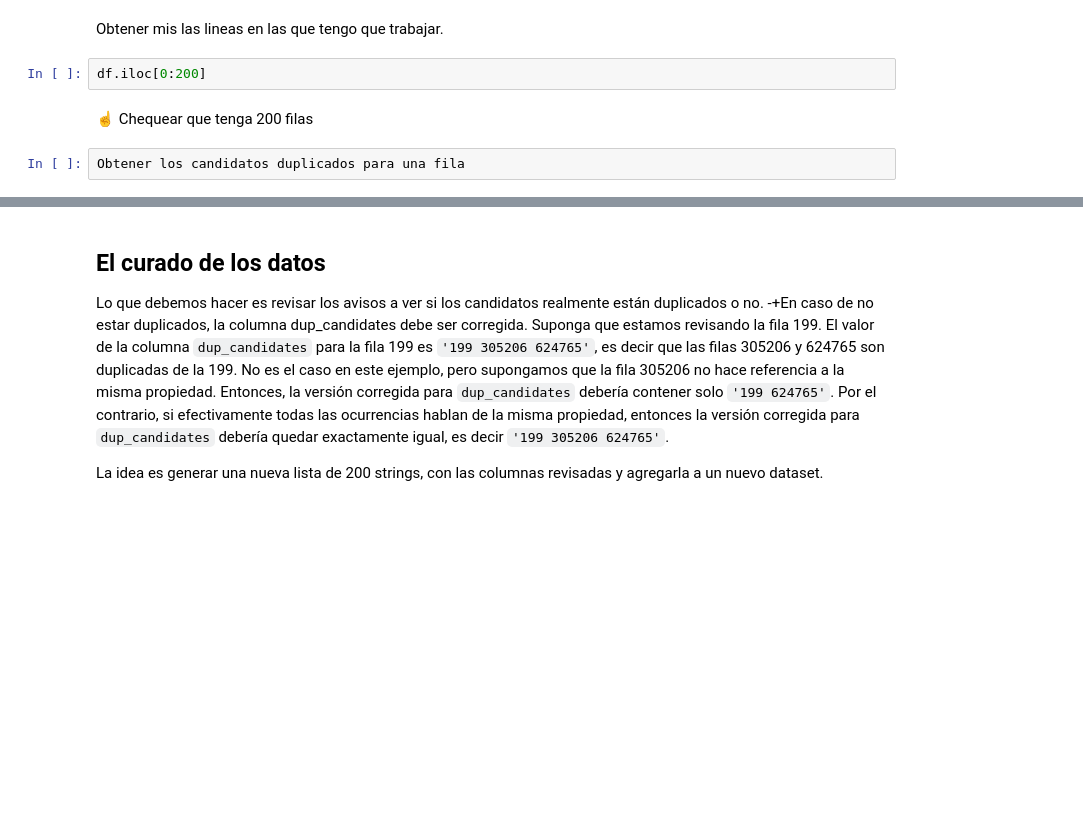
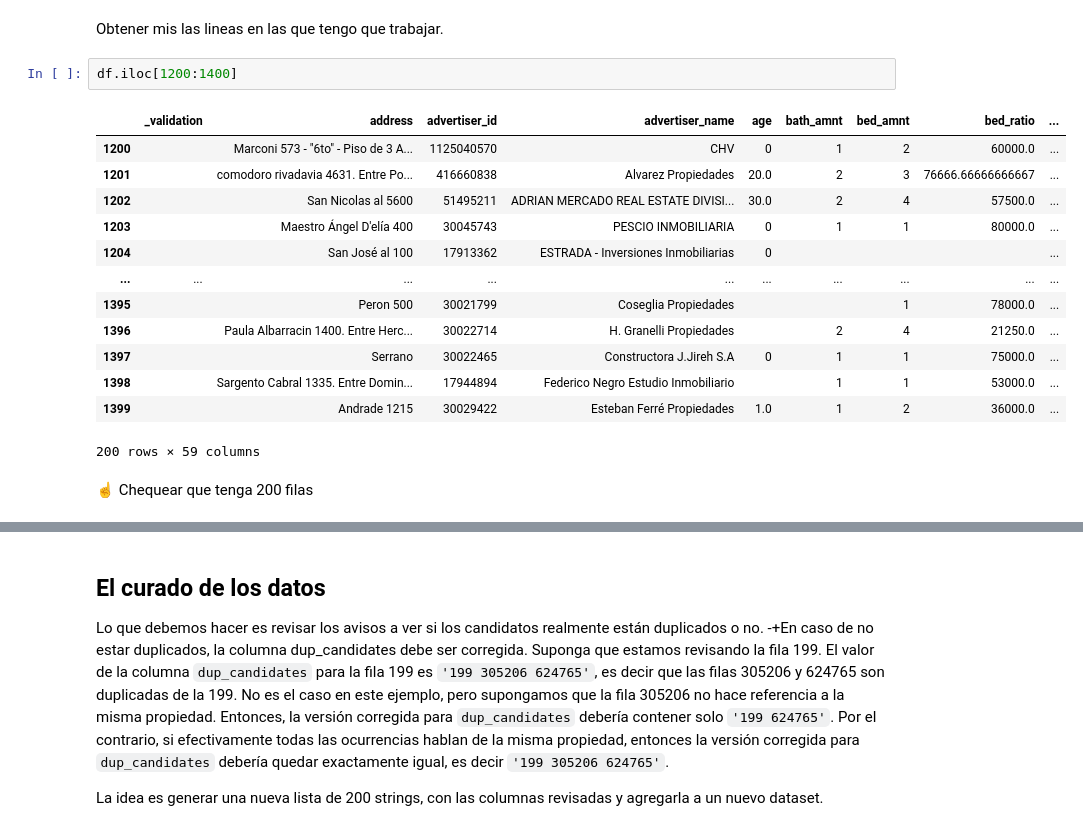
Before and after one commit to jwackito/TopicosIngenieriaSoftware2-2024, a Jupyter notebook: dataset_exploration.ipynb, the cells around one changed output, grey strips where cells are left out. Cells and saved outputs as stored; diff of their text form; blank space fills up the shorter version.

```diff
--- a/dataset_exploration.ipynb
+++ b/dataset_exploration.ipynb
@@ -17,8 +47,20 @@ df.iloc[764981] # .iloc hace referencia al número de fila dentro del dataset
 # %% [markdown]
 Obtener mis las lineas en las que tengo que trabajar.
 # %%
-df.iloc[0:200]
+df.iloc[1200:1400]
+# %% [output]
+|  | _validation | address | advertiser_id | advertiser_name | age | bath_amnt | bed_amnt | bed_ratio | ... |
+| 1200 |  | Marconi 573 - "6to" - Piso de 3 A... | 1125040570 | CHV | 0 | 1 | 2 | 60000.0 | ... |
+| 1201 |  | comodoro rivadavia 4631. Entre Po... | 416660838 | Alvarez Propiedades | 20.0 | 2 | 3 | 76666.66666666667 | ... |
+| 1202 |  | San Nicolas al 5600 | 51495211 | ADRIAN MERCADO REAL ESTATE DIVISI... | 30.0 | 2 | 4 | 57500.0 | ... |
+| 1203 |  | Maestro Ángel D'elía 400 | 30045743 | PESCIO INMOBILIARIA | 0 | 1 | 1 | 80000.0 | ... |
+| 1204 |  | San José al 100 | 17913362 | ESTRADA - Inversiones Inmobiliarias | 0 |  |  |  | ... |
+| ... | ... | ... | ... | ... | ... | ... | ... | ... | ... |
+| 1395 |  | Peron 500 | 30021799 | Coseglia Propiedades |  |  | 1 | 78000.0 | ... |
+| 1396 |  | Paula Albarracin 1400. Entre Herc... | 30022714 | H. Granelli Propiedades |  | 2 | 4 | 21250.0 | ... |
+| 1397 |  | Serrano | 30022465 | Constructora J.Jireh S.A | 0 | 1 | 1 | 75000.0 | ... |
+| 1398 |  | Sargento Cabral 1335. Entre Domin... | 17944894 | Federico Negro Estudio Inmobiliario |  | 1 | 1 | 53000.0 | ... |
+| 1399 |  | Andrade 1215 | 30029422 | Esteban Ferré Propiedades | 1.0 | 1 | 2 | 36000.0 | ... |
+200 rows × 59 columns
 # %% [markdown]
 ☝️ Chequear que tenga 200 filas
-# %%
-Obtener los candidatos duplicados para una fila
```
Also changed, not shown: parts of 19 cells of this notebook.
